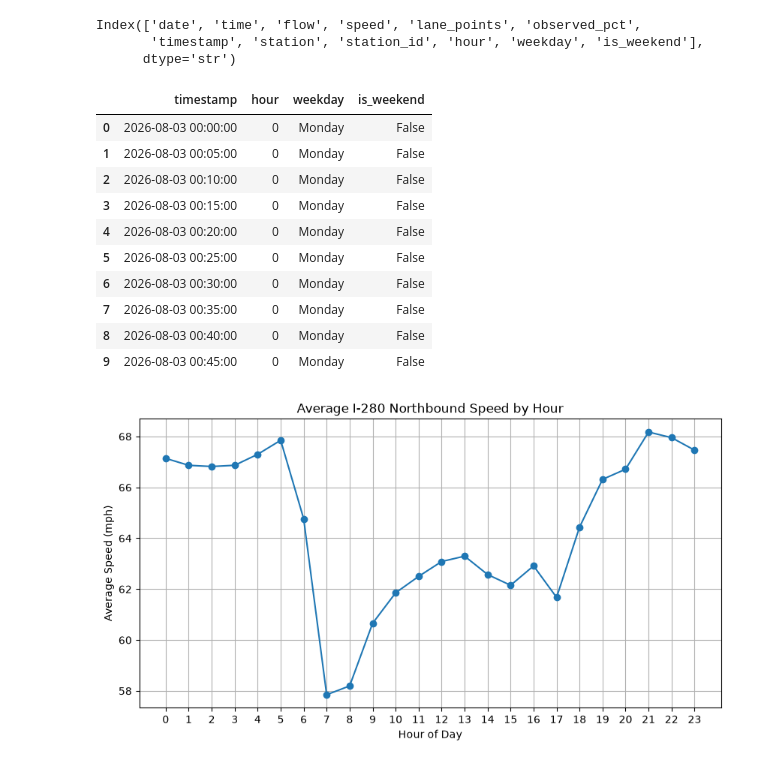
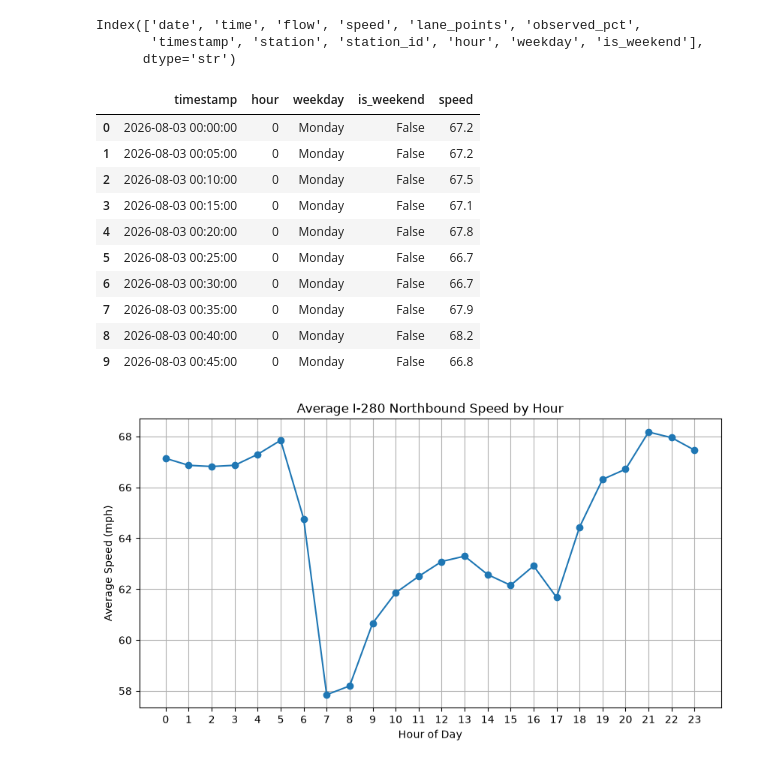
Before and after one commit to Freeooss/bay_area_traffic_analysis, a Jupyter notebook: notebooks/01_exploration.ipynb, the cells around one changed output. Drawn from its saved outputs; the diff is of its cells as text; code cells hidden in the pictures.

```diff
--- a/notebooks/01_exploration.ipynb
+++ b/notebooks/01_exploration.ipynb
@@ -438,19 +438,19 @@ Index(['date', 'time', 'flow', 'speed', 'lane_points', 'observed_pct',
        'timestamp', 'station', 'station_id', 'hour', 'weekday', 'is_weekend'],
       dtype='str')
 # %%
-df[["timestamp", "hour", "weekday", "is_weekend"]].head(10)
+df[["timestamp", "hour", "weekday", "is_weekend", "speed"]].head(10)
 # %% [output]
-|  | timestamp | hour | weekday | is_weekend |
-| 0 | 2026-08-03 00:00:00 | 0 | Monday | False |
-| 1 | 2026-08-03 00:05:00 | 0 | Monday | False |
-| 2 | 2026-08-03 00:10:00 | 0 | Monday | False |
-| 3 | 2026-08-03 00:15:00 | 0 | Monday | False |
-| 4 | 2026-08-03 00:20:00 | 0 | Monday | False |
-| 5 | 2026-08-03 00:25:00 | 0 | Monday | False |
-| 6 | 2026-08-03 00:30:00 | 0 | Monday | False |
-| 7 | 2026-08-03 00:35:00 | 0 | Monday | False |
-| 8 | 2026-08-03 00:40:00 | 0 | Monday | False |
-| 9 | 2026-08-03 00:45:00 | 0 | Monday | False |
+|  | timestamp | hour | weekday | is_weekend | speed |
+| 0 | 2026-08-03 00:00:00 | 0 | Monday | False | 67.2 |
+| 1 | 2026-08-03 00:05:00 | 0 | Monday | False | 67.2 |
+| 2 | 2026-08-03 00:10:00 | 0 | Monday | False | 67.5 |
+| 3 | 2026-08-03 00:15:00 | 0 | Monday | False | 67.1 |
+| 4 | 2026-08-03 00:20:00 | 0 | Monday | False | 67.8 |
+| 5 | 2026-08-03 00:25:00 | 0 | Monday | False | 66.7 |
+| 6 | 2026-08-03 00:30:00 | 0 | Monday | False | 66.7 |
+| 7 | 2026-08-03 00:35:00 | 0 | Monday | False | 67.9 |
+| 8 | 2026-08-03 00:40:00 | 0 | Monday | False | 68.2 |
+| 9 | 2026-08-03 00:45:00 | 0 | Monday | False | 66.8 |
 # %%
 plt.figure(figsize=(10, 5))
 
```
Also changed, not shown: parts of 2 cells of this notebook, 3 other files.
